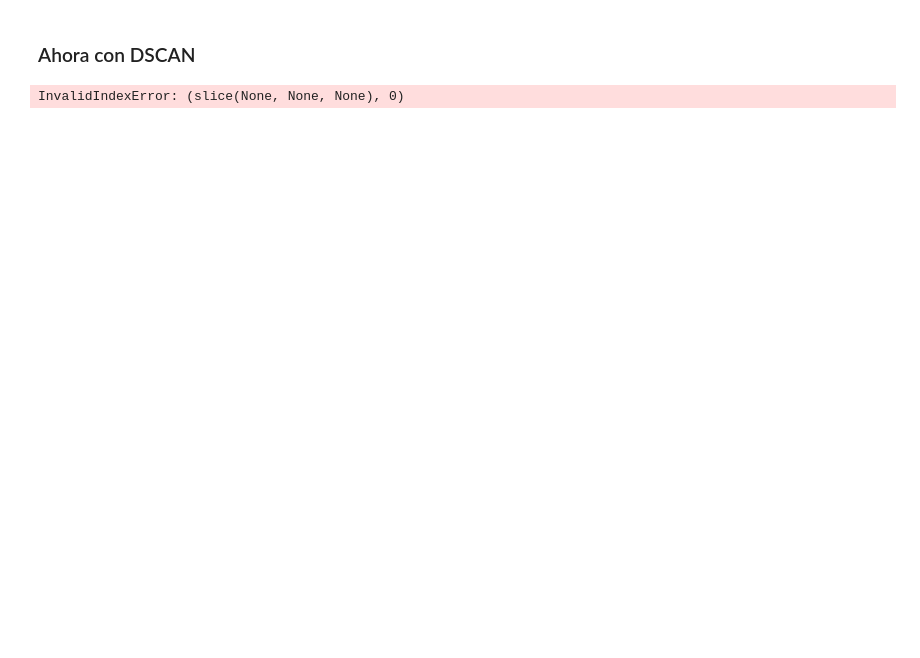
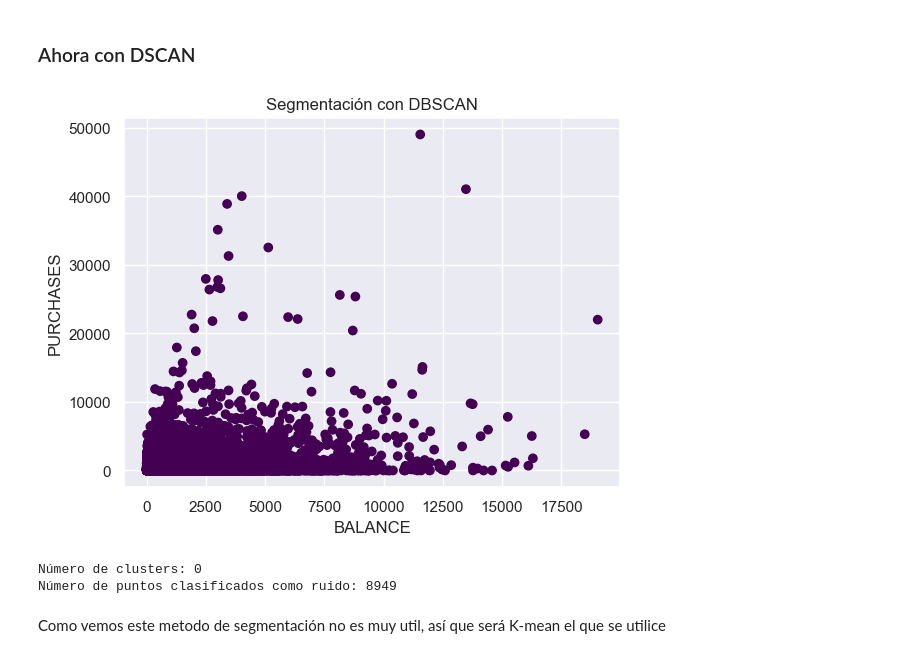
Before and after one commit to andromedalactea/Credit_Cards_Analytics, a Jupyter notebook: Analisis_exploratorio.ipynb, the cells around one changed output. Cells and saved outputs as stored; diff of their text form; code cells hidden in the pictures; blank space fills up the shorter version.

```diff
--- a/Analisis_exploratorio.ipynb
+++ b/Analisis_exploratorio.ipynb
@@ -286,29 +341,34 @@ plt.show()
 # %%
 from sklearn.cluster import DBSCAN
 import matplotlib.pyplot as plt
 
+data = data_credit_cards[['BALANCE', 'PURCHASES', 'CREDIT_LIMIT', 'PAYMENTS']]
 # Ejecutar el algoritmo DBSCAN
 dbscan = DBSCAN(eps=0.5, min_samples=5)
-dbscan.fit(data)
+labels = dbscan.fit_predict(data.values)  # Convirtiendo el DataFrame a una matriz NumPy
 
 # Obtener las etiquetas de cluster asignadas a cada punto de datos
 labels = dbscan.labels_
 
 # Número de clusters en los resultados (ignorando el ruido, representado como -1)
 n_clusters = len(set(labels)) - (1 if -1 in labels else 0)
 n_noise = list(labels).count(-1)
 
 # Crear un gráfico de dispersión coloreando los puntos según los clusters
-plt.scatter(data[:, 0], data[:, 1], c=labels, cmap='viridis')
+plt.scatter(data['BALANCE'], data['PURCHASES'], c=labels, cmap='viridis')
 
-plt.xlabel('Feature 1')
-plt.ylabel('Feature 2')
+plt.xlabel('BALANCE')
+plt.ylabel('PURCHASES')
 plt.title('Segmentación con DBSCAN')
 
 plt.show()
 
 # Imprimir el número de clusters y el número de puntos clasificados como ruido
 print(f'Número de clusters: {n_clusters}')
 print(f'Número de puntos clasificados como ruido: {n_noise}')
 # %% [output]
+[figure, added]
-InvalidIndexError: (slice(None, None, None), 0)
+Número de clusters: 0
+Número de puntos clasificados como ruido: 8949
+# %% [markdown]
+Como vemos este metodo de segmentación no es muy util, así que será K-mean el que se utilice
```
Also changed, not shown: parts of 7 cells of this notebook.
